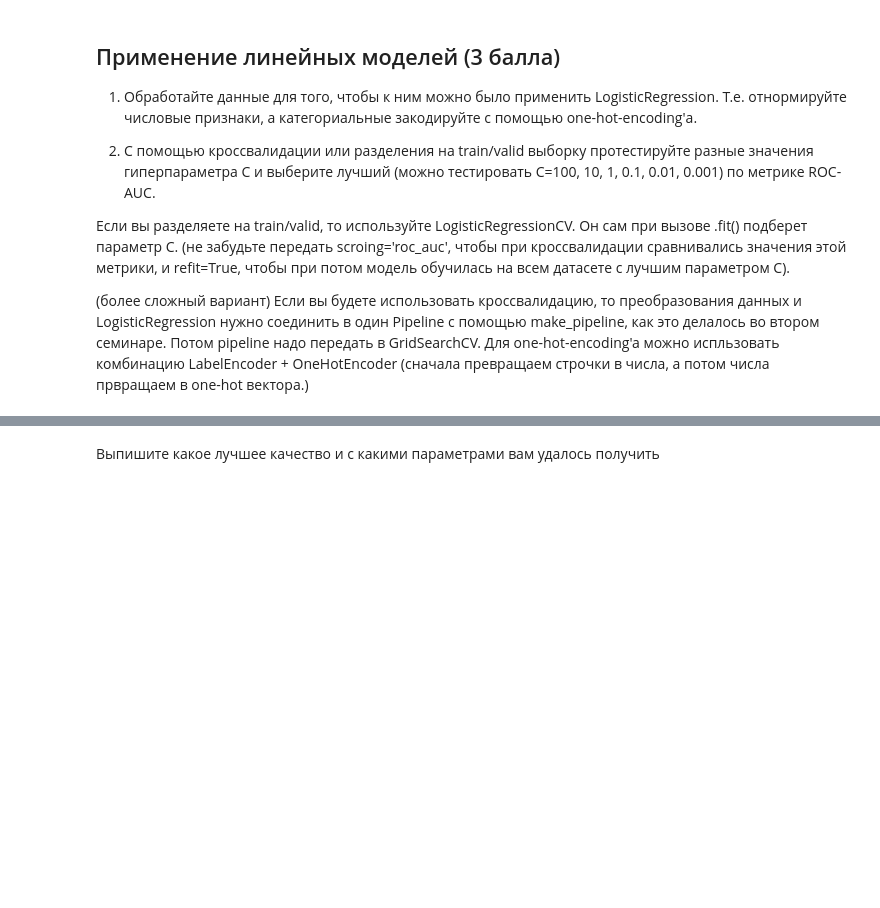
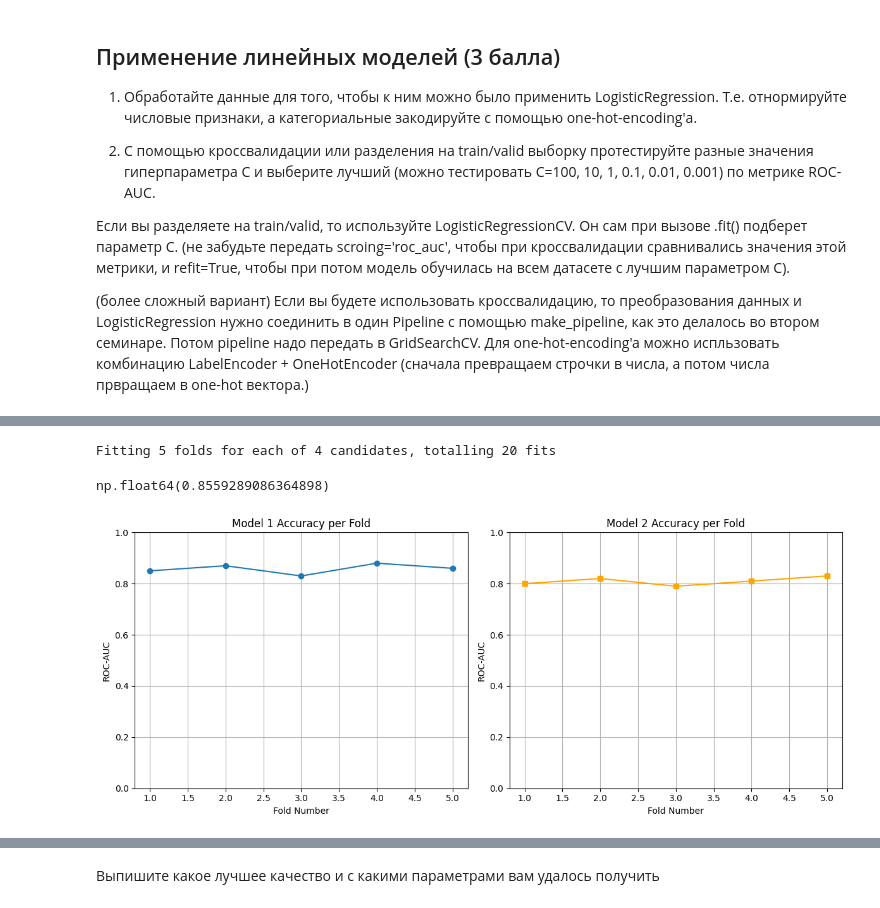
Before and after one commit to Kr0uxx/DA-mini-project, a Jupyter notebook: hw_3_kaggle.ipynb, the cells around one changed output, grey strips where cells are left out. Cells and saved outputs as stored; diff of their text form; code cells hidden in the pictures; blank space fills up the shorter version.

```diff
--- a/hw_3_kaggle.ipynb
+++ b/hw_3_kaggle.ipynb
@@ -180,0 +363,27 @@ from sklearn.pipeline import make_pipeline
+# %%
+# логистическая регрессия
+linear = Pipeline([
+    ('preprocessor', preprocessor),
+    ('classifier', LogisticRegression())
+])
+
+# Запуск кросс-валидации с 5 фолдами и оценкой точности
+# scores1 = cross_val_score(linear, X_train, y_train, cv=5, scoring='roc_auc')
+
+param_grid = {
+    'classifier__C': [0.01, 0.1, 1, 10],
+    'classifier__penalty': ['l2'],
+    'classifier__solver': ['lbfgs']
+}
+grid_search = GridSearchCV(
+    estimator=linear,
+    param_grid=param_grid,
+    cv=5,
+    scoring='roc_auc',
+    n_jobs=-1,
+    verbose=1
+)
+
+logistic_model = grid_search.fit(X_train, y_train)
+# %% [output]
+Fitting 5 folds for each of 4 candidates, totalling 20 fits
@@ -180,0 +394,5 @@ from sklearn.pipeline import make_pipeline
+# %%
+y_proba = logistic_model.predict_proba(X_test)[:, 1]
+roc_auc_score(y_test, y_proba)
+# %% [output]
+np.float64(0.8559289086364898)
@@ -180,0 +415,34 @@ from sklearn.pipeline import make_pipeline
+# %%
+import matplotlib.pyplot as plt
+import numpy as np
+
+# Примерные данные
+scores = [0.85, 0.87, 0.83, 0.88, 0.86]
+scores2 = [0.80, 0.82, 0.79, 0.81, 0.83]
+
+folds = range(1, len(scores) + 1)
+
+# Создаём фигуру с 2 подграфиками (1 строка, 2 столбца)
+fig, (ax1, ax2) = plt.subplots(1, 2, figsize=(12, 5))
+
+# Первый подграфик
+ax1.plot(folds, scores, marker='o', linestyle='-')
+ax1.set_title('Model 1 Accuracy per Fold')
+ax1.set_xlabel('Fold Number')
+ax1.set_ylabel('ROC-AUC')
+ax1.set_ylim(0, 1)
+ax1.grid(True)
+
+# Второй подграфик
+ax2.plot(folds, scores2, marker='s', linestyle='-', color='orange')
+ax2.set_title('Model 2 Accuracy per Fold')
+ax2.set_xlabel('Fold Number')
+ax2.set_ylabel('ROC-AUC')
+ax2.set_ylim(0, 1)
+ax2.grid(True)
+
+# Отображаем графики
+plt.tight_layout()
+plt.show()
+# %% [output]
+[figure, added]
```
Also changed, not shown: parts of 37 cells of this notebook.
